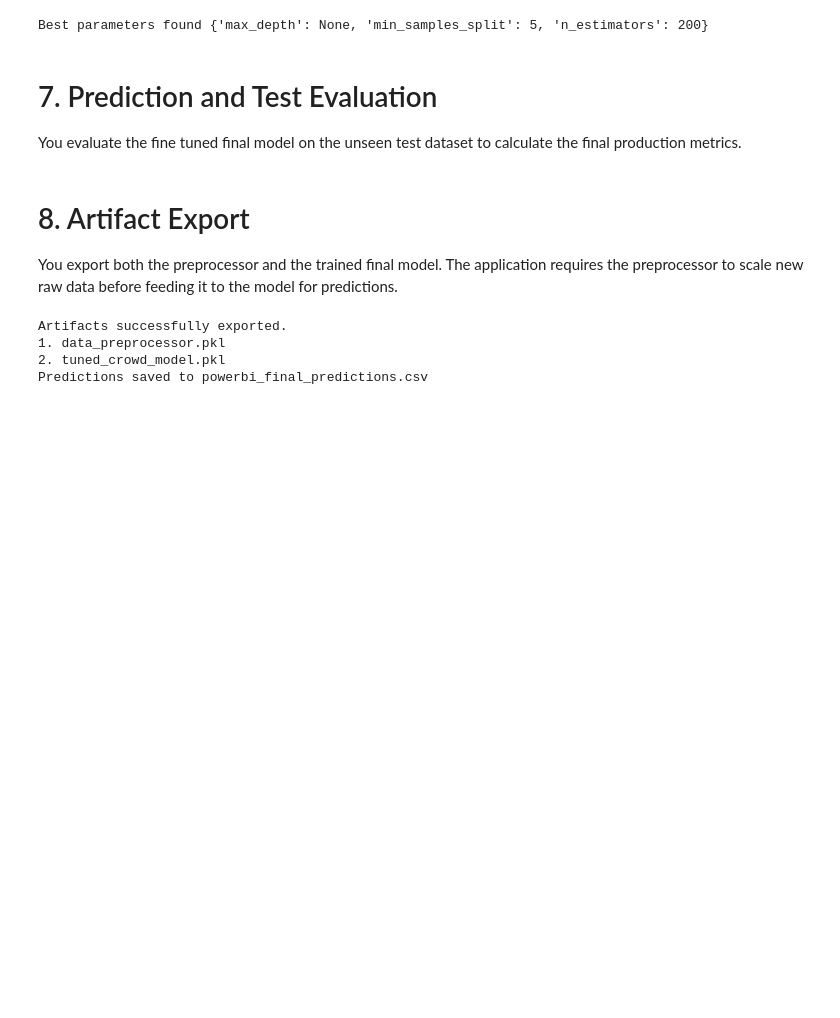
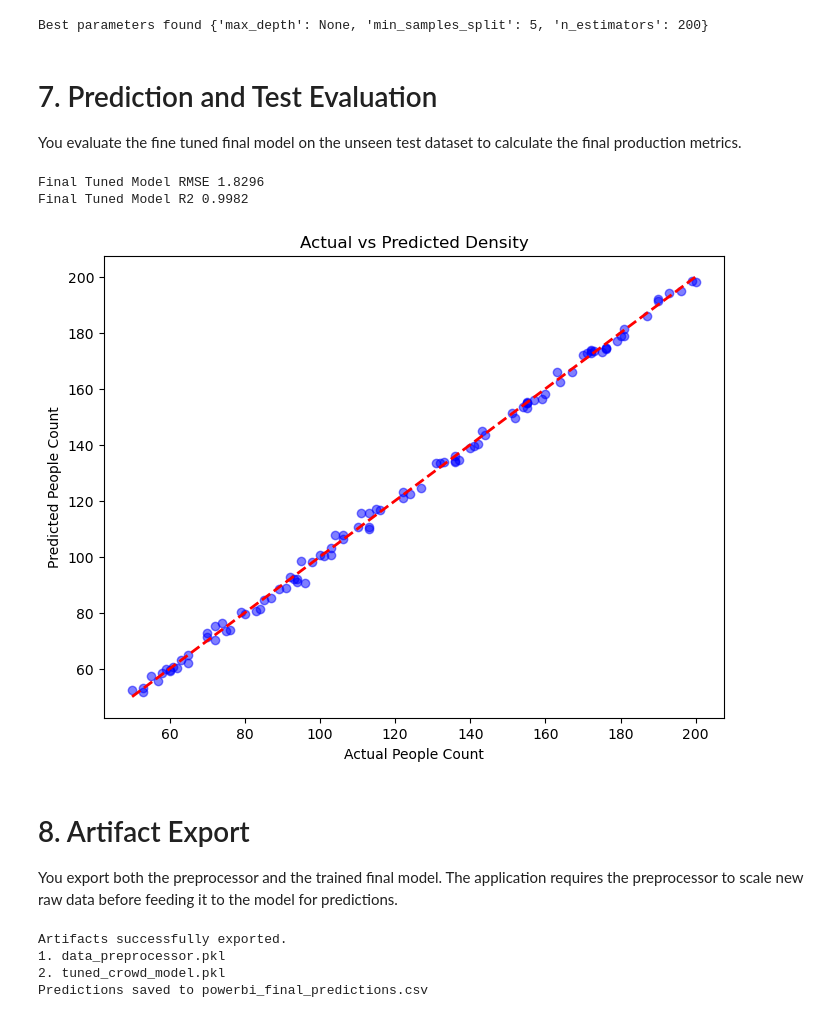
Before and after one commit to vkvinodhkumar/Crowd_optimization, a Jupyter notebook: Project/notebooks/dynamic_crowd.ipynb, the cells around one changed output. Drawn from its saved outputs; the diff is of its cells as text; code cells hidden in the pictures; blank space fills up the shorter version.

```diff
--- a/Project/notebooks/dynamic_crowd.ipynb
+++ b/Project/notebooks/dynamic_crowd.ipynb
@@ -225,6 +225,25 @@ Best parameters found {'max_depth': None, 'min_samples_split': 5, 'n_estimators'
 # %% [markdown]
 # 7. Prediction and Test Evaluation
 You evaluate the fine tuned final model on the unseen test dataset to calculate the final production metrics.
+# %%
+final_predictions = final_model.predict(X_test_scaled)
+final_rmse = root_mean_squared_error(y_test, final_predictions)
+final_r2 = r2_score(y_test, final_predictions)
+
+print(f"Final Tuned Model RMSE {final_rmse:.4f}")
+print(f"Final Tuned Model R2 {final_r2:.4f}")
+
+plt.figure(figsize=(8, 6))
+plt.scatter(y_test, final_predictions, alpha=0.5, color='blue')
+plt.plot([y_test.min(), y_test.max()], [y_test.min(), y_test.max()], 'r--', lw=2)
+plt.xlabel('Actual People Count')
+plt.ylabel('Predicted People Count')
+plt.title('Actual vs Predicted Density')
+plt.show()
+# %% [output]
+Final Tuned Model RMSE 1.8296
+Final Tuned Model R2 0.9982
+[figure, added]
 # %% [markdown]
 # 8. Artifact Export
 You export both the preprocessor and the trained final model. The application requires the preprocessor to scale new raw data before feeding it to the model for predictions.
```
